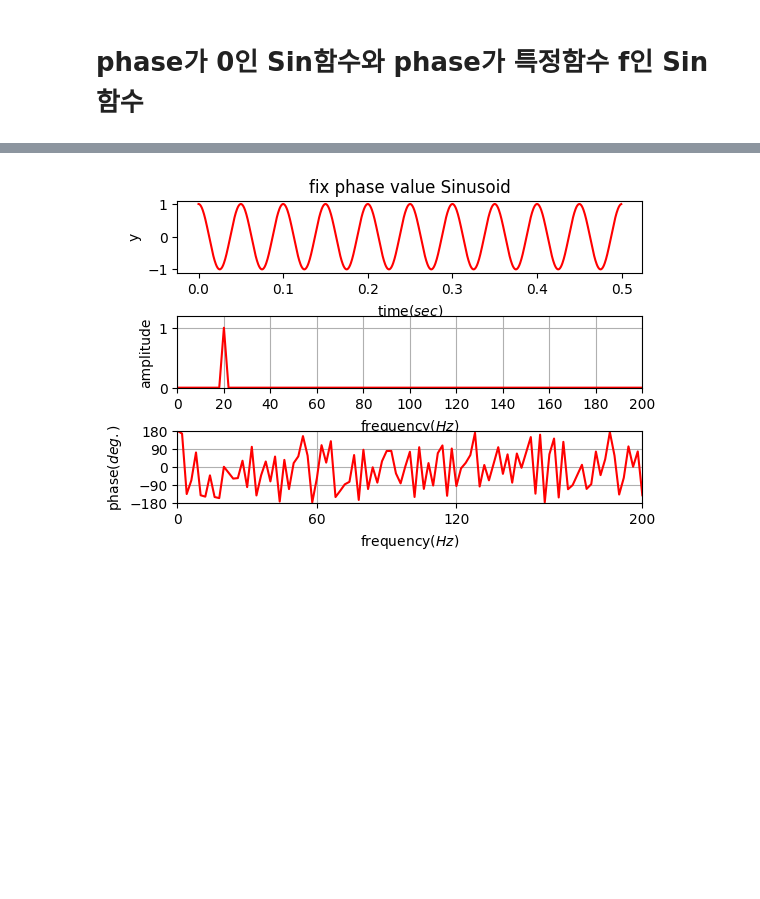
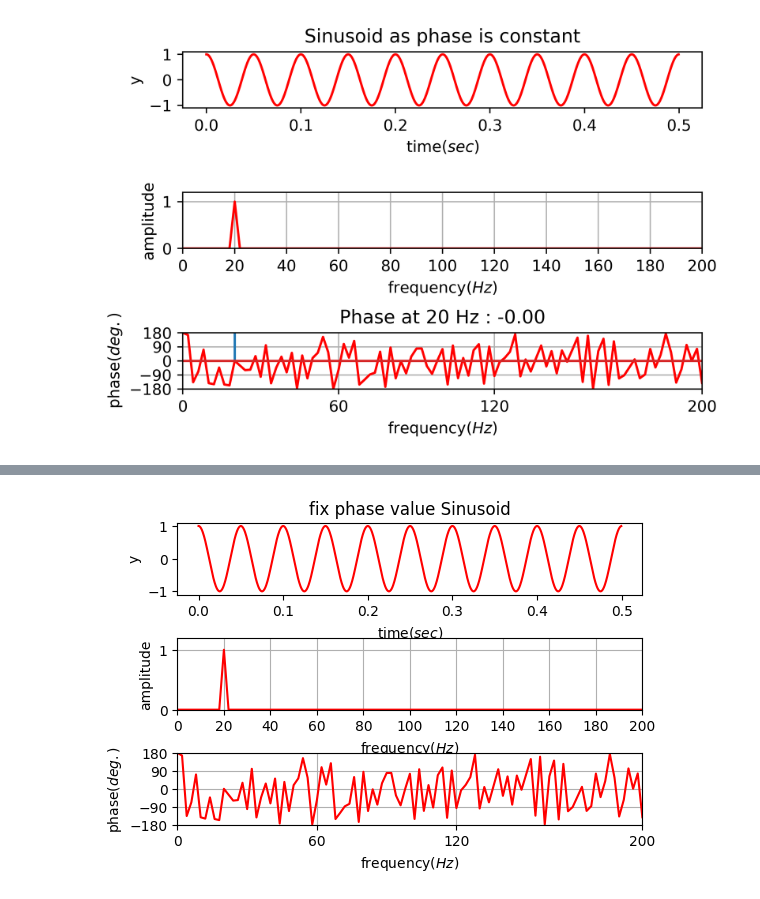
Before and after one commit to ssaru/TIL, a Jupyter notebook: Artificial_Intelligence/Signal_processing/phase_unwrapped_algorithms.ipynb, the cells around one changed output, grey strips where cells are left out. Saved outputs shown, nothing was run; the diff lists cells and outputs as text; code cells hidden in the pictures; blank space fills up the shorter version.

Commit message:
phase unwrapped signal

```diff
--- a/Artificial_Intelligence/Signal_processing/phase_unwrapped_algorithms.ipynb
+++ b/Artificial_Intelligence/Signal_processing/phase_unwrapped_algorithms.ipynb
@@ -42,2 +38,66 @@ def shift_signal_in_frequency_domain(datin, shift):
-# %% [markdown]
-# phase가 0인 Sin함수와 phase가 특정함수 f인 Sin 함수
+# %%
+Fs = 2000                    # Sampling frequency
+T = 1/Fs                     # Sample interval time
+te= 0.5                      # End of time
+t = np.arange(0, te, T)      # Time vector
+Freq = 20
+omega = 2 * np.pi * Freq
+theta = 0
+
+cos_signal = 1. * np.cos((omega * t) + theta)
+
+# FFT
+n = len(cos_signal)
+NFFT = n
+k = np.arange(NFFT)
+f0 = k*Fs/NFFT
+f0 = f0[range(math.trunc(NFFT/2))]
+
+Y = np.fft.fft(cos_signal)/NFFT
+Y = Y[range(math.trunc(NFFT/2))]
+amplitude_Hz = 2*abs(Y)
+phase_ang = np.angle(Y)*180/np.pi
+
+# Phase
+index_at_20Hz = np.where(f0 == 20.)[0].squeeze()
+phase_at_20Hz = phase_ang[index_at_20Hz]
+mark_at_20Hz = np.zeros_like(f0)
+mark_at_20Hz[index_at_20Hz] = 180
+
+# 20Hz의 위상변화가 없는 Sin 신호
+# figure 1 ..................................
+plt.figure(num=2, dpi=500, facecolor='white')
+plt.subplots_adjust(hspace=1.5, wspace=0.3)
+plt.subplot(3, 1, 1)
+plt.plot(t, cos_signal, 'r')
+plt.title('Sinusoid as phase is constant')
+plt.xlabel('time($sec$)')
+plt.ylabel('y')
+
+# Amplitude ....
+plt.subplot(3, 1, 2)
+plt.plot(f0,amplitude_Hz,'r')
+plt.xticks(np.arange(0,500,20))
+plt.xlim( 0, 200)
+plt.ylim( 0, 1.2)
+plt.xlabel('frequency($Hz$)')
+plt.ylabel('amplitude')
+plt.grid()
+
+# Phase ....
+plt.subplot(3, 1, 3)
+plt.plot(f0,phase_ang,'r')
+plt.stem(f0, mark_at_20Hz, 'c', linefmt='-', markerfmt='none')
+plt.xlim( 0, 200)
+plt.ylim( -180, 180)
+plt.xlabel('frequency($Hz$)')
+plt.ylabel('phase($deg.$)')
+plt.xticks([0, 60, 120, 200])
+plt.yticks([-180, -90, 0, 90, 180])
+plt.grid()
+plt.title("Phase at 20 Hz : {value:.2f}".format(value=phase_at_20Hz))
+
+plt.show()
+plt.close()
+# %% [output]
+[figure, added]
```
Also changed, not shown: parts of 18 cells of this notebook.
